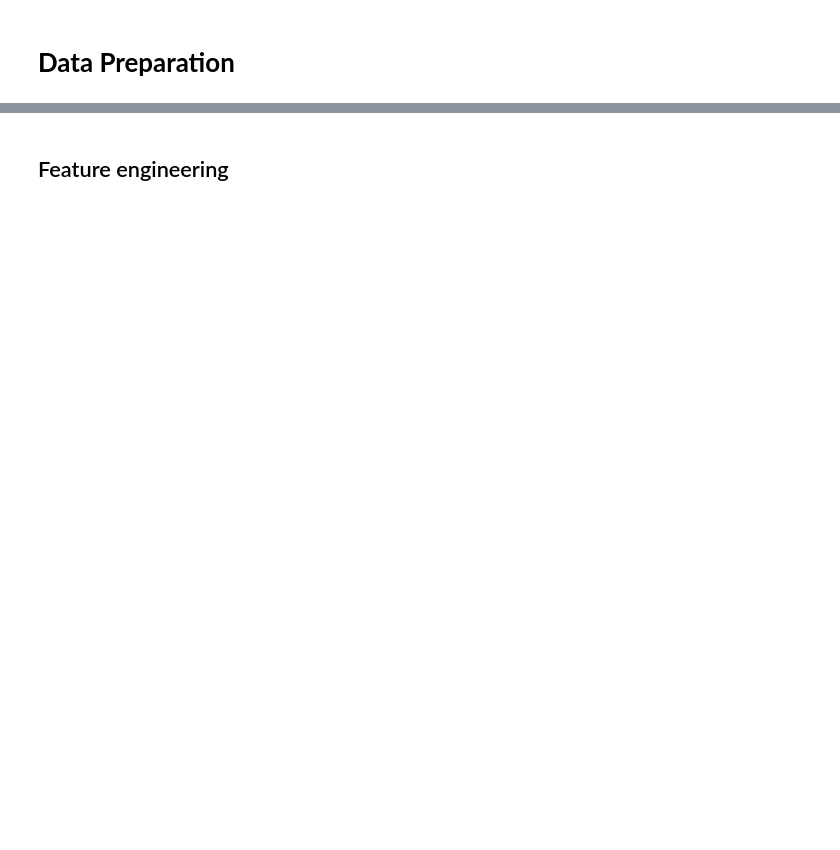
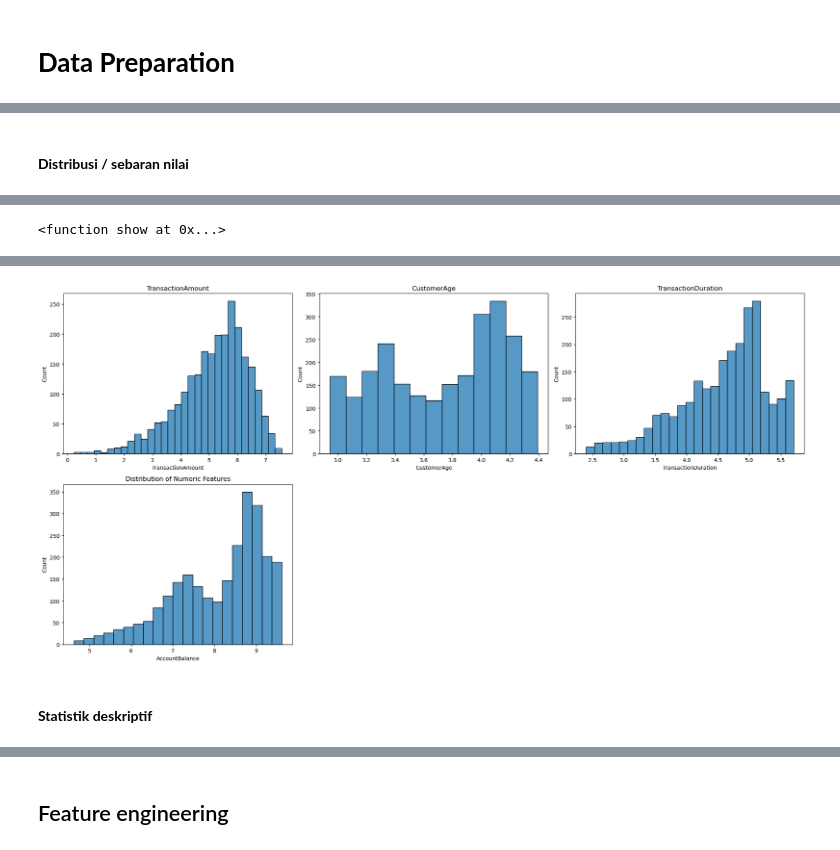
Before and after one commit to TurmaeUrsorum/zenitra-project-transaction-fraud, a Jupyter notebook: notebooks/Zenitra_Project.ipynb, the cells around one changed output, grey strips where cells are left out. Cells and saved outputs as stored; diff of their text form; code cells hidden in the pictures; blank space fills up the shorter version.

```diff
--- a/notebooks/Zenitra_Project.ipynb
+++ b/notebooks/Zenitra_Project.ipynb
@@ -274,0 +260,4 @@ df.duplicated().sum()
+# %%
+df["TransactionDate"] = pd.to_datetime(df["TransactionDate"])
+df["PreviousTransactionDate"] = pd.to_datetime(df["PreviousTransactionDate"])
+df.dtypes
@@ -278,0 +292,3 @@ df.duplicated().sum()
+# %%
+df_numeric = df.select_dtypes(include=["float64", "int64"])
+df_categorical = df.select_dtypes(include=["object"])
@@ -278,0 +302,2 @@ df.duplicated().sum()
+# %%
+df_numeric = df_numeric.drop(columns=["LoginAttempts"])
@@ -278,0 +315,12 @@ df.duplicated().sum()
+# %% [markdown]
+#### **Distribusi / sebaran nilai**
+# %%
+fig = plt.figure(figsize=(20, 10))
+for i, col in enumerate(df_numeric.columns):
+    ax = fig.add_subplot(2, 3, i + 1)
+    sns.histplot(x=np.log1p(df_numeric[col]), ax=ax)
+    ax.set_title(col)
+plt.title("Distribution of Numeric Features")
+plt.tight_layout()
+plt.show
+# %% [output]
@@ -278,0 +328 @@ df.duplicated().sum()
+<function show at 0x...>
@@ -278,0 +330,3 @@ df.duplicated().sum()
+[figure, added]
+# %% [markdown]
+#### **Statistik deskriptif**
```
Also changed, not shown: parts of 52 cells of this notebook.
